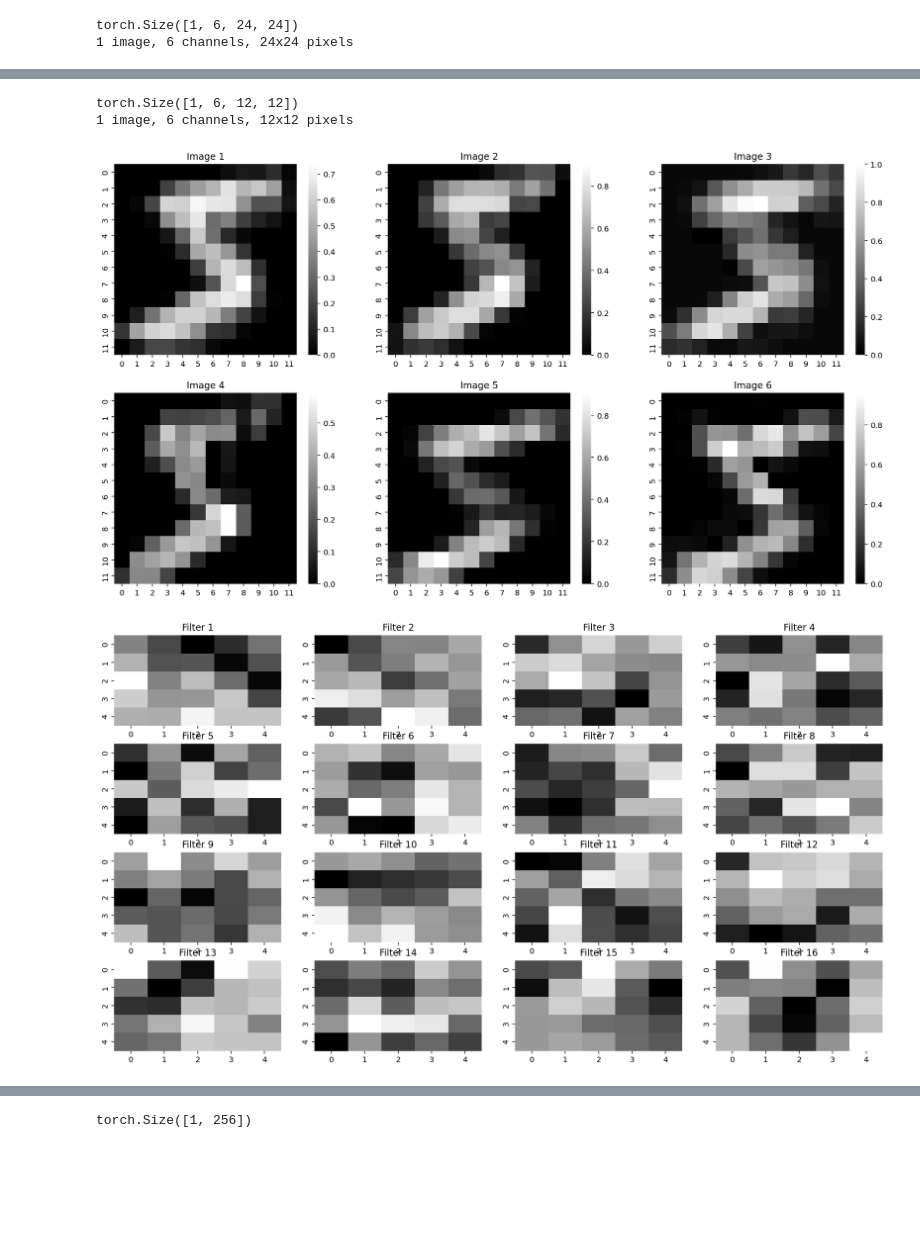
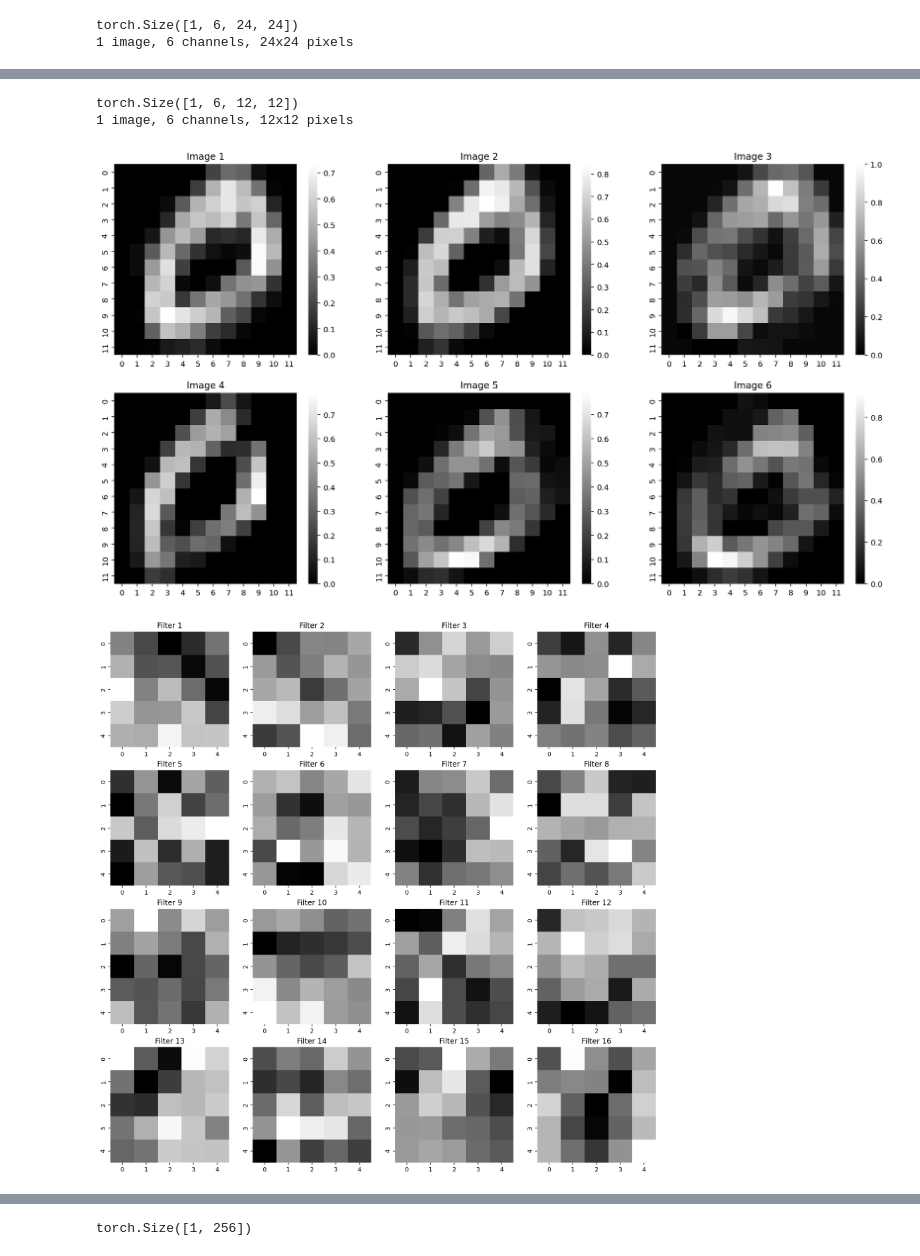
Before and after one commit to nipunbatra/ml2023, a Jupyter notebook: notebooks/posts/cnn.ipynb, the cells around one changed output, grey strips where cells are left out. Drawn from its saved outputs; the diff is of its cells as text; code cells hidden in the pictures; blank space fills up the shorter version.

```diff
--- a/notebooks/posts/cnn.ipynb
+++ b/notebooks/posts/cnn.ipynb
@@ -194,7 +194,7 @@ Test Accuracy: 96.1%
 # %%
 # Now, let us take an image and walk it through the model
 
-test_img = train_data[0][0].unsqueeze(0)
+test_img = train_data[1][0].unsqueeze(0)
 # %%
 plt.imshow(test_img.numpy().squeeze(), cmap='gray_r');
 # %% [output]
@@ -263,23 +263,23 @@ for i in range(6):
 # %% [output]
 torch.Size([1, 6, 12, 12])
 1 image, 6 channels, 12x12 pixels
-[figure, old version]
+[figure, new version]
 # %%
 # Visualize the filters in the second convolutional layer
 
 weights = model.conv2.weight.data
 w = weights.numpy()
 
 # Plot the weights
 
-fig, axes = plt.subplots(4, 4, figsize=(18, 10))
+fig, axes = plt.subplots(4, 4, figsize=(16, 16))
 ax = axes.ravel()
 
 for i in range(16):
     sns.heatmap(w[i][0], ax=ax[i], cmap='gray', cbar=False)
     ax[i].set_title('Filter {}'.format(i+1))
 # %% [output]
-[figure, old version]
+[figure, new version]
 # %%
 # Get output from model's second conv2 layer
 
```
Also changed, not shown: parts of 4 cells of this notebook.
